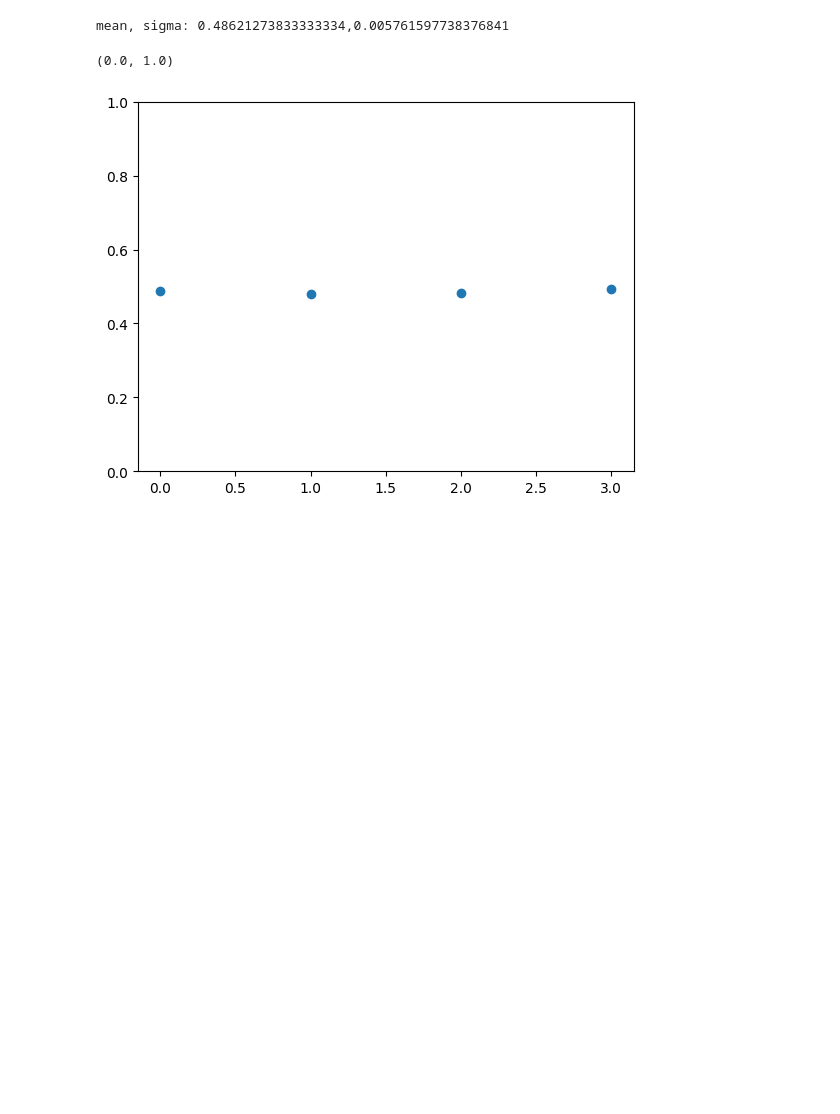
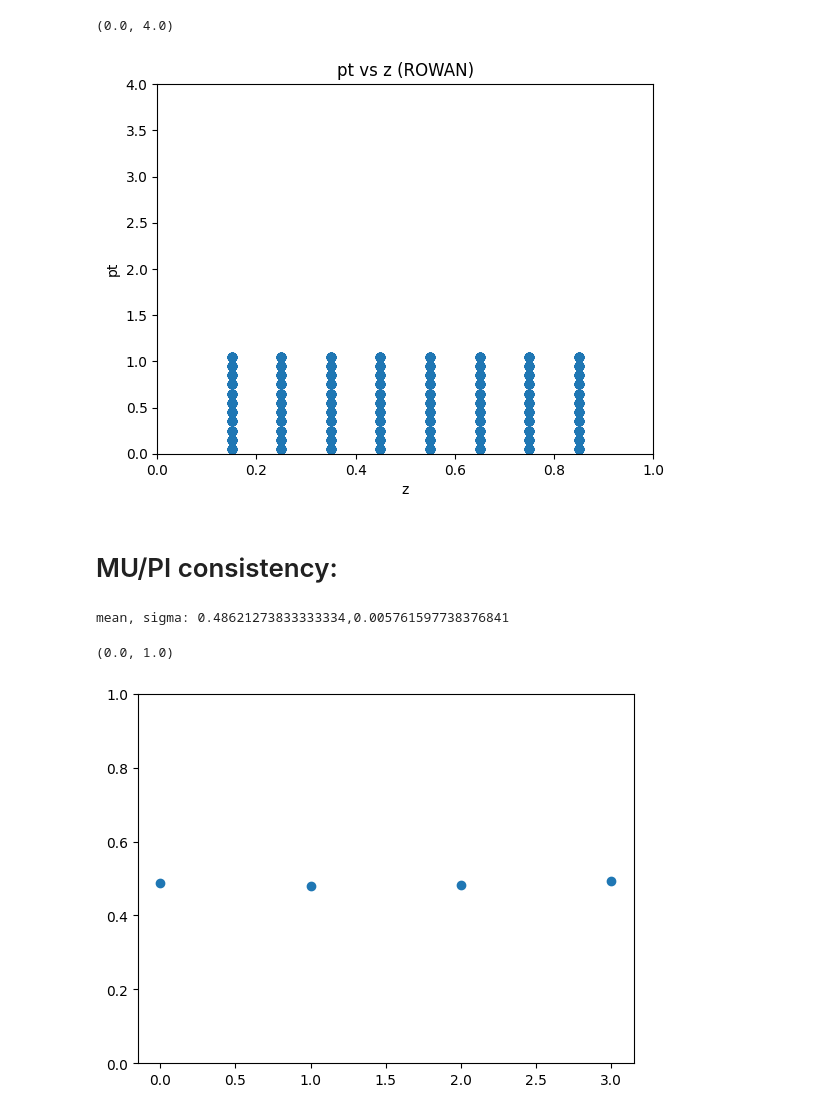
Before and after one commit to RowanKell/work_eic, a Jupyter notebook: macros/Timing_estimation/SCRATCH.ipynb, the cells around one changed output. Saved outputs shown, nothing was run; the diff lists cells and outputs as text; code cells hidden in the pictures; blank space fills up the shorter version.

```diff
--- a/macros/Timing_estimation/SCRATCH.ipynb
+++ b/macros/Timing_estimation/SCRATCH.ipynb
@@ -0,0 +74,22 @@
+# %%
+df = {
+    'Q2' : [],
+    'x' : [],
+    'z' : [],
+    'pt' : []
+}
+for i in range(len(bins)):
+    curr_x_q2 = bins[i]
+    for j in range(len(z_bins_even)):
+        curr_z = z_bins_even[j]
+        for k in range(len(pt_bins_even)):
+            curr_pt = pt_bins_even[k]
+            df['Q2'].append(curr_x_q2[1])
+            df['x'].append(curr_x_q2[0])
+            df['pt'].append(curr_pt)
+            df['z'].append(curr_z)
+# %%
+import pandas as pd
+
+df = pd.DataFrame(df)
+df
@@ -0,0 +137,10 @@
+# %%
+plot.scatter(df['z'],df['pt'])
+plot.title("pt vs z (ROWAN)")
+plot.xlabel('z')
+plot.ylabel('pt')
+plot.xlim(0,1)
+plot.ylim(0,4)
+# %% [output]
+(0.0, 4.0)
+[figure, added]
@@ -0,0 +149,2 @@
+# %% [markdown]
+# MU/PI consistency:
```
Also changed, not shown: parts of 13 cells of this notebook, 3 other files.
